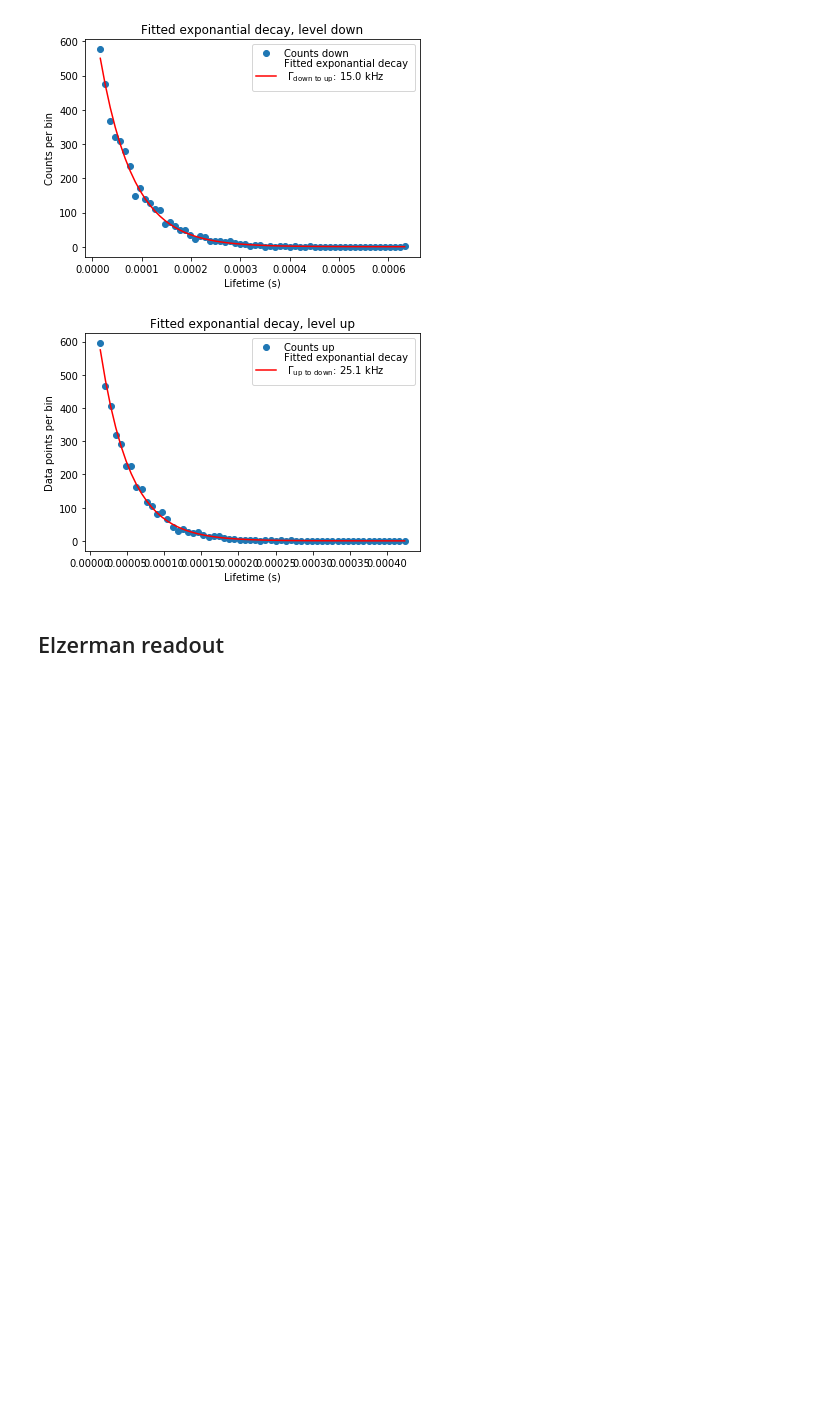
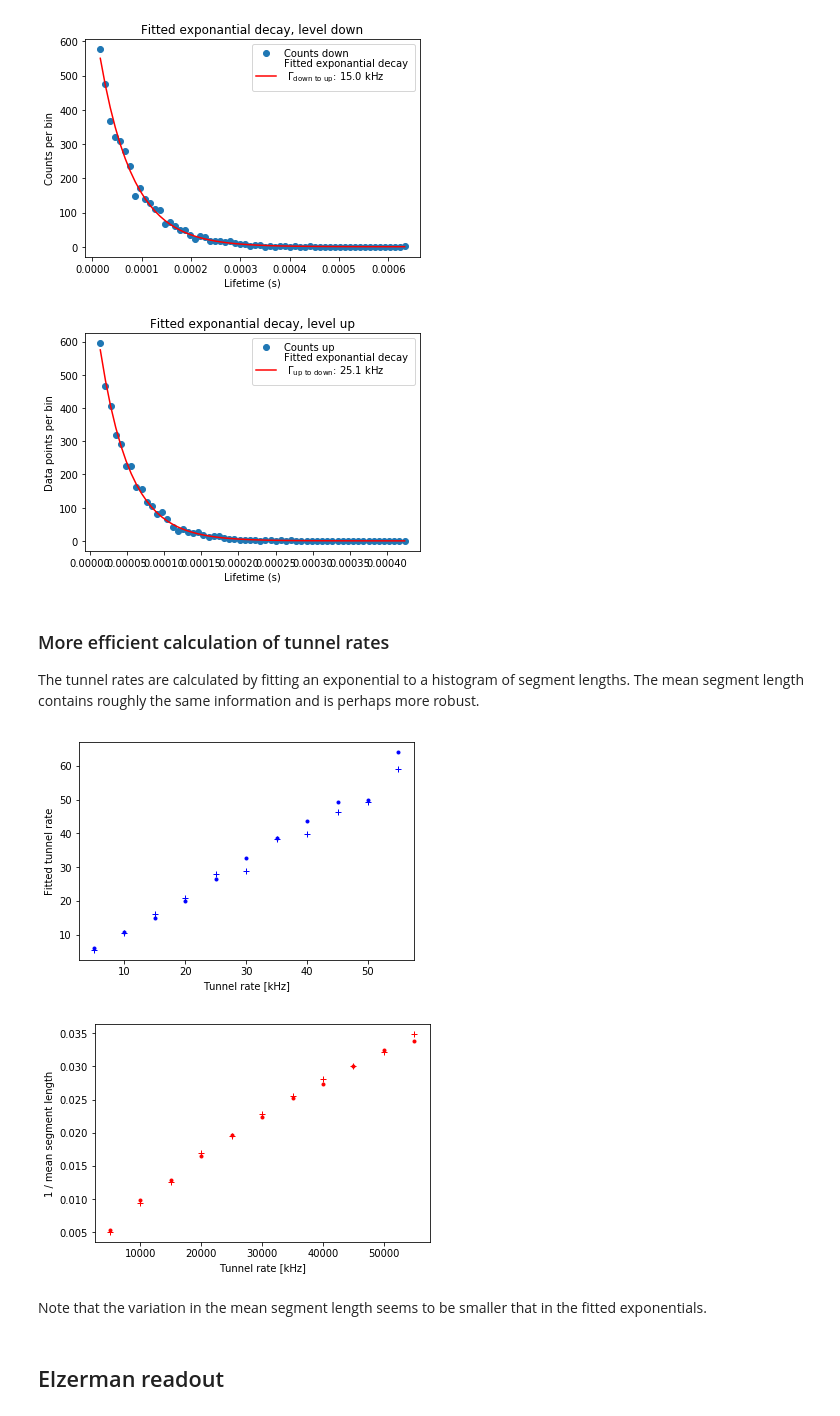
Before and after one commit to QuTech-Delft/qtt, a Jupyter notebook: docs/notebooks/measurements/example_elzerman_readout.ipynb, the cells around one changed output. Cells and saved outputs as stored; diff of their text form; code cells hidden in the pictures; blank space fills up the shorter version.

Commit message:
add mean segment length example to elzerman notebook

```diff
--- a/docs/notebooks/measurements/example_elzerman_readout.ipynb
+++ b/docs/notebooks/measurements/example_elzerman_readout.ipynb
@@ -64,6 +63,37 @@ Tunnel rate up: 25.1 kHz
 [figure]
 [figure]
 [figure]
+# %% [markdown]
+### More efficient calculation of tunnel rates
+
+The tunnel rates are calculated by fitting an exponential to a histogram of segment lengths.
+The mean segment length contains roughly the same information and is perhaps more robust.
+# %%
+samplerate = 1e6
+
+plt.figure(1000); plt.clf(); plt.xlabel('Tunnel rate [kHz]'); plt.ylabel('Fitted tunnel rate')
+plt.figure(1001); plt.clf();  plt.xlabel('Tunnel rate [kHz]');  plt.ylabel('1 / mean segment length')
+for jj, rate in enumerate(np.arange(5, 60, 5)*1e3):
+    rate_up = rate
+    rate_down = rate
+    rts_model = ContinuousTimeMarkovModel(['down', 'up'], [rate_up*model_unit,rate_down*model_unit], np.array([[0.,1],[1,0]]) )
+
+    rtsdata = generate_markov_chain_traces(rts_model, 1, 155000, initial_state = None, std_gaussian_noise=.15)[0]
+    with warnings.catch_warnings():
+        warnings.filterwarnings("ignore")
+        tunnelrate_dn, tunnelrate_up, results = tunnelrates_RTS(rtsdata, samplerate=samplerate, min_sep = 1.0, max_sep=2222, min_duration = 10, num_bins = 40, plungers=[], fig=0, verbose=0)
+
+    plt.figure(1000)
+    plt.plot(rate/1e3, tunnelrate_dn, '.b')
+    plt.plot(rate/1e3, tunnelrate_up, '+b')
+    plt.figure(1001)
+    plt.plot(rate/1e3, 1./(samplerate*results['down_segments']['mean']), '.r')
+    plt.plot(rate/1e3, 1./(samplerate*results['up_segments']['mean']), '+r')
+# %% [output]
+[figure, added]
+[figure, added]
+# %% [markdown]
+Note that the variation in the mean segment length seems to be smaller that in the fitted exponentials.
 # %% [markdown]
 ## Elzerman readout
 # %% [markdown]
```
Also changed, not shown: parts of 3 cells of this notebook.
